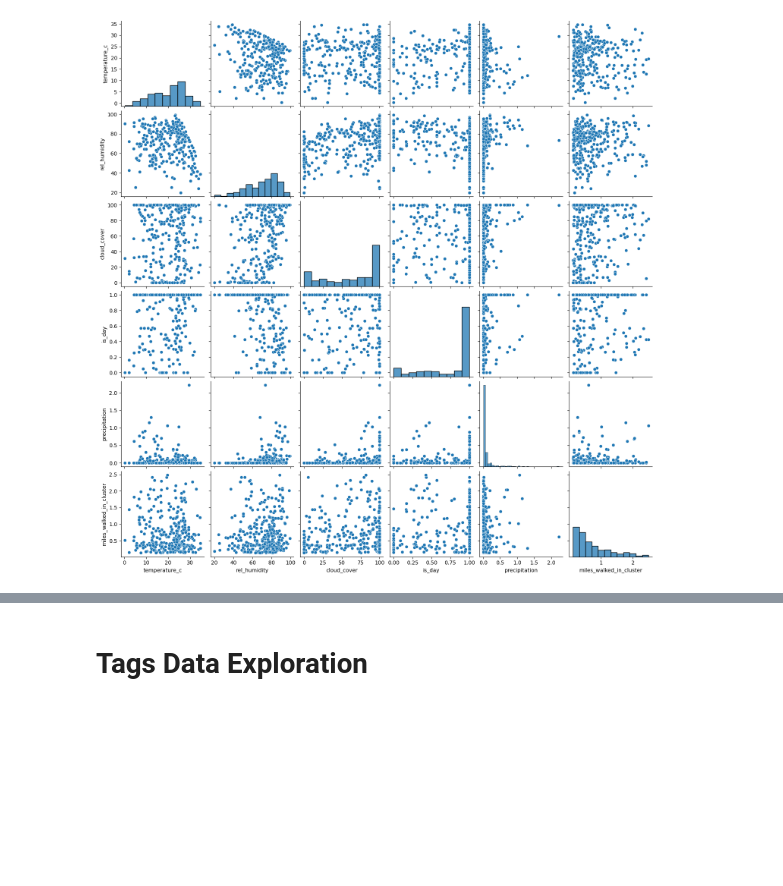
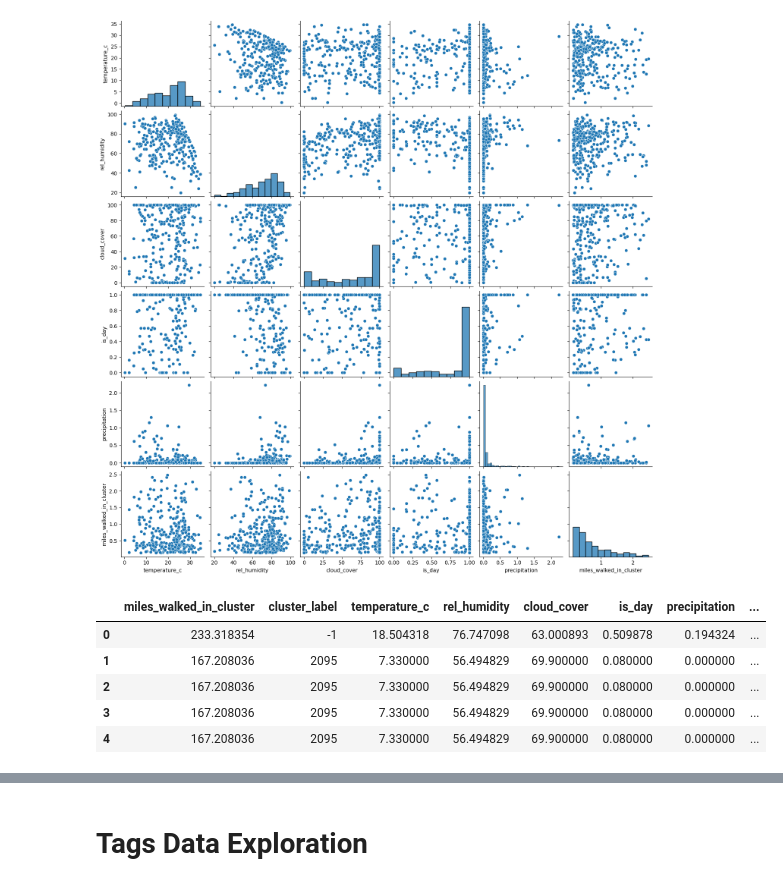
Before and after one commit to johnryanmcnally/tile_tracker_pipeline, a Jupyter notebook: model_scripts/model_exploration.ipynb, the cells around one changed output, grey strips where cells are left out. Saved outputs shown, nothing was run; the diff lists cells and outputs as text; code cells hidden in the pictures; blank space fills up the shorter version.

```diff
--- a/model_scripts/model_exploration.ipynb
+++ b/model_scripts/model_exploration.ipynb
@@ -56,7 +57,8 @@ WITH weather_data as (SELECT
 	AVG(w.relative_humidity_2m) as rel_humidity,
 	AVG(w.cloud_cover) AS cloud_cover,
 	AVG(w.is_day) AS is_day,
-	AVG(w.precipitation) AS precipitation
+	AVG(w.precipitation) AS precipitation,
+    AVG(w.elevation_meters_asl) AS elevation
 FROM weather as w
 INNER JOIN tile_data_john as tdj
 ON w.index = tdj.index
@@ -71,9 +73,9 @@ ON m.{cluster_label} = w.{cluster_label}
 ;
 """
 engine = create_engine(f'postgresql+psycopg2://{db_user}:{db_password}@{db_host}:{db_port}/{db_name}')
-tagdf = pd.read_sql(tagquery, engine)
-weatherdf = pd.read_sql(weatherquery, engine)
-engine.dispose()
+tagdf = pd.read_sql(tagquery, con = engine)
+weatherdf = pd.read_sql(weatherquery, con = engine)
+
 df = pd.merge(weatherdf, tagdf[[cluster_label,'tag']], how='left', on=cluster_label)
 df
 # %% [output]
@@ -115,3 +121,12 @@ sns.pairplot(cdf[['temperature_c','rel_humidity','cloud_cover','is_day','precipi
 # %% [output]
 <seaborn.axisgrid.PairGrid at 0x...>
 [figure]
+# %%
+df.head()
+# %% [output]
+|  | miles_walked_in_cluster | cluster_label | temperature_c | rel_humidity | cloud_cover | is_day | precipitation | ... |
+| 0 | 233.318354 | -1 | 18.504318 | 76.747098 | 63.000893 | 0.509878 | 0.194324 | ... |
+| 1 | 167.208036 | 2095 | 7.330000 | 56.494829 | 69.900000 | 0.080000 | 0.000000 | ... |
+| 2 | 167.208036 | 2095 | 7.330000 | 56.494829 | 69.900000 | 0.080000 | 0.000000 | ... |
+| 3 | 167.208036 | 2095 | 7.330000 | 56.494829 | 69.900000 | 0.080000 | 0.000000 | ... |
+| 4 | 167.208036 | 2095 | 7.330000 | 56.494829 | 69.900000 | 0.080000 | 0.000000 | ... |
```
Also changed, not shown: parts of 5 cells of this notebook, 13 other files.
